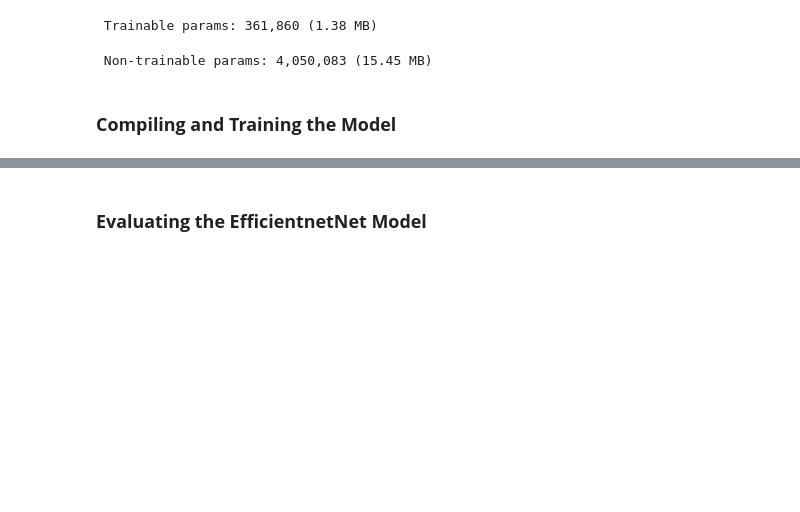
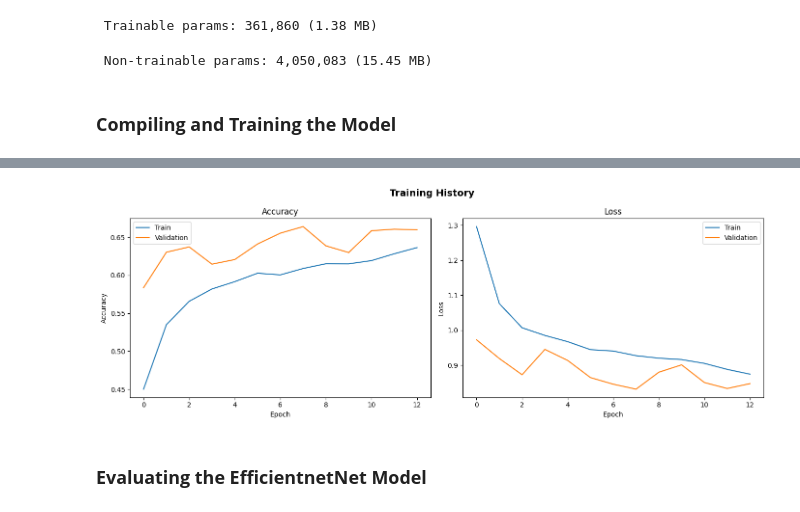
Before and after one commit to narayananxyz/deep_learning, a Jupyter notebook: capstone/Reference_Notebook_Facial_Emotion_Detection_Full_Code.ipynb, the cells around one changed output, grey strips where cells are left out. Cells and saved outputs as stored; diff of their text form; code cells hidden in the pictures; blank space fills up the shorter version.

```diff
--- a/capstone/Reference_Notebook_Facial_Emotion_Detection_Full_Code.ipynb
+++ b/capstone/Reference_Notebook_Facial_Emotion_Detection_Full_Code.ipynb
@@ -1369,3 +1397,7 @@ Epoch 22/30
+# %%
+plot_history(history_eff)
+# %% [output]
+[figure, added]
 # %% [markdown]
 ### **Evaluating the EfficientnetNet Model**
 # %%
```
Also changed, not shown: parts of 29 cells of this notebook.
